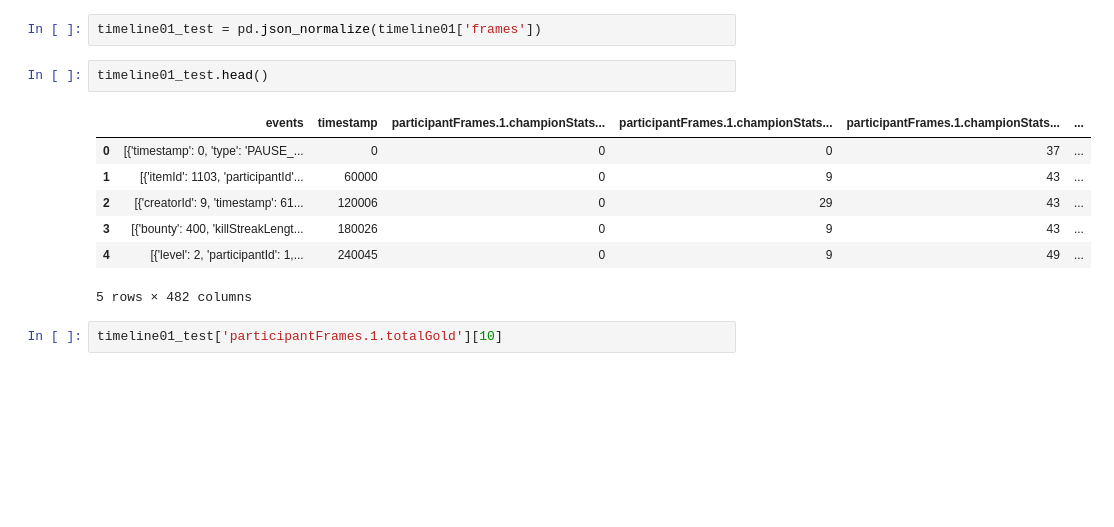
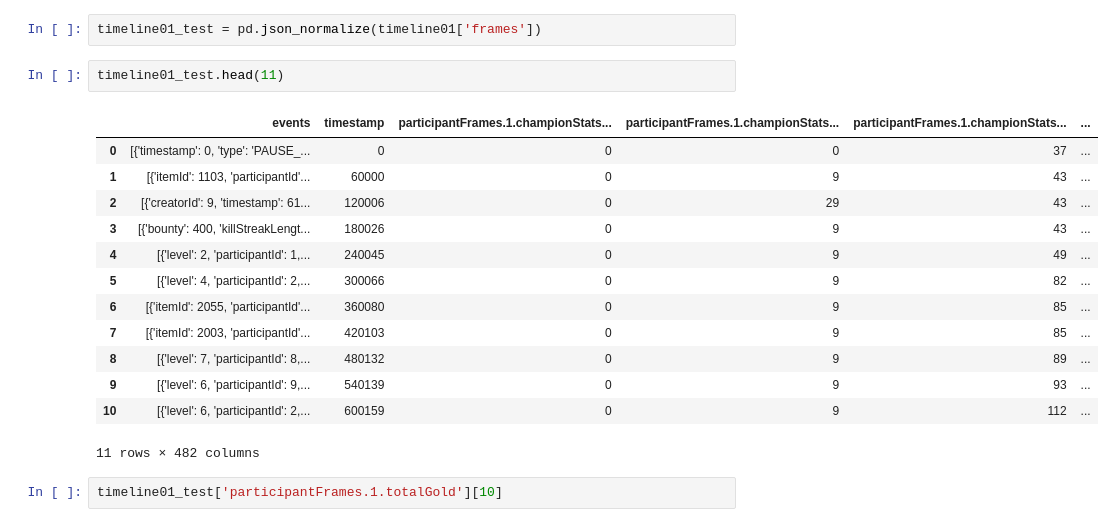
Before and after one commit to nss-data-science-cohort-6/kaggle_lol-elden-ring, a Jupyter notebook: notebooks/data_exploration.ipynb, the cells around one changed output. Saved outputs shown, nothing was run; the diff lists cells and outputs as text; blank space fills up the shorter version.

```diff
--- a/notebooks/data_exploration.ipynb
+++ b/notebooks/data_exploration.ipynb
@@ -129,15 +145,21 @@ timeline01 = pd.read_json('../data/train_timelines/train_timelines/timeline_0.js
 # %%
 timeline01_test = pd.json_normalize(timeline01['frames'])
 # %%
-timeline01_test.head()
+timeline01_test.head(11)
 # %% [output]
 |  | events | timestamp | participantFrames.1.championStats... | participantFrames.1.championStats... | participantFrames.1.championStats... | ... |
 | 0 | [{'timestamp': 0, 'type': 'PAUSE_... | 0 | 0 | 0 | 37 | ... |
 | 1 | [{'itemId': 1103, 'participantId'... | 60000 | 0 | 9 | 43 | ... |
 | 2 | [{'creatorId': 9, 'timestamp': 61... | 120006 | 0 | 29 | 43 | ... |
 | 3 | [{'bounty': 400, 'killStreakLengt... | 180026 | 0 | 9 | 43 | ... |
 | 4 | [{'level': 2, 'participantId': 1,... | 240045 | 0 | 9 | 49 | ... |
+| 5 | [{'level': 4, 'participantId': 2,... | 300066 | 0 | 9 | 82 | ... |
+| 6 | [{'itemId': 2055, 'participantId'... | 360080 | 0 | 9 | 85 | ... |
+| 7 | [{'itemId': 2003, 'participantId'... | 420103 | 0 | 9 | 85 | ... |
+| 8 | [{'level': 7, 'participantId': 8,... | 480132 | 0 | 9 | 89 | ... |
+| 9 | [{'level': 6, 'participantId': 9,... | 540139 | 0 | 9 | 93 | ... |
+| 10 | [{'level': 6, 'participantId': 2,... | 600159 | 0 | 9 | 112 | ... |
-5 rows × 482 columns
+11 rows × 482 columns
 # %%
 timeline01_test['participantFrames.1.totalGold'][10]
 # %% [output]
```
Also changed, not shown: parts of 7 cells of this notebook, 1 other file.
